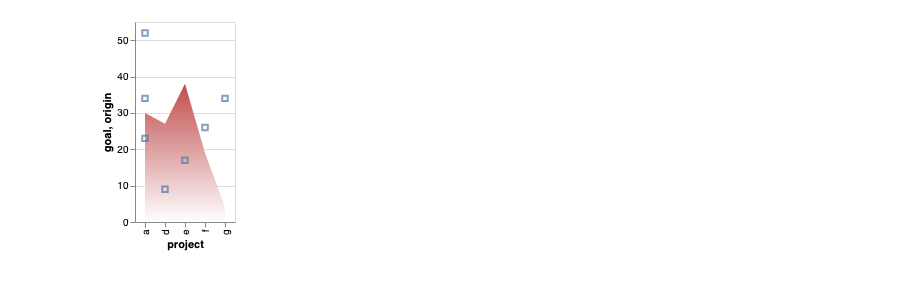
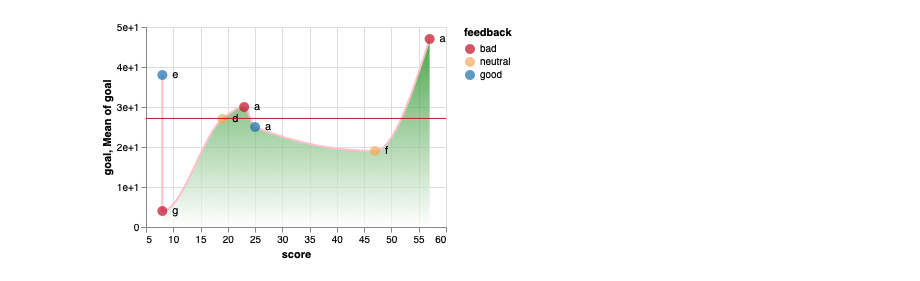
Before and after one commit to jupyter-xeus/xvega, a Jupyter notebook: demo.ipynb, the cells around one changed output. Cells and saved outputs as stored; diff of their text form; code cells hidden in the pictures.

Commit message:
Complete Marks and Encodings

```diff
--- a/demo.ipynb
+++ b/demo.ipynb
@@ -5,4 +7,7 @@ dataFrame df;
 df["project"] = {"a", "a", "a", "d", "e", "f", "g"};
 df["score"]= {25, 57, 23, 19, 8, 47, 8};
 df["goal"] = {25, 47, 30, 27, 38, 19, 4};
-df["origin"] = {34, 23, 52, 9, 17, 26, 34};
+df["origin"] = {34, 23, 35, 21, 17, 26, 34};
+df["country"] = {"India", "France", "France", "Germany", "India", "Germany", "France"};
+df["feedback"] = {"good", "bad", "bad", "neutral", "good", "neutral", "bad"};
+df["url"] = {"https://www.google.com/search?q=India", "https://www.google.com/search?q=France", "https://www.google.com/search?q=France", "https://www.google.com/search?q=Germany", "https://www.google.com/search?q=India", "https://www.google.com/search?q=Germany", "https://www.google.com/search?q=France"};
@@ -25,5 +14,45 @@ auto mp = Marks().type("point").shape("square");
-# %%
-auto fig = xv::Chart().data(df).marks({ml, mp}).encodings({enc, enc_2});
-fig
-# %% [output]
-[figure, removed]
+# %%
+auto ax = Axis().format(std::string(".1"));
+
+auto x_enc = X().field("score").type("quantitative");
+auto y_enc = Y().field("goal").type("quantitative").axis(ax);
+
+auto s = {"bad", "neutral", "good"};
+auto c = {"#c30d24", "#f8a95c", "#1770ab"};
+auto scale_option = Scale().domain(s).range(c);
+
+auto color_enc = Color().field("feedback").type("nominal").scale(scale_option);
+auto row_enc = Row().field("feedback").type("nominal");
+auto size_enc = Size().field("origin").type("quantitative");
+
+auto tooltip_enc_1 = Tooltip().field("origin").type("quantitative");
+auto tooltip_enc_2 = Tooltip().field("country").type("nominal");
+auto t = {tooltip_enc_1, tooltip_enc_2};
+
+auto text_enc = Text().field("project").type("nominal");
+
+auto rule_enc = Y().field("goal").type("quantitative").aggregate("mean");
+
+auto href_enc = Href().field("url").type("nominal");
+
+auto enc = Encodings().x(x_enc).y(y_enc).color(color_enc).tooltip(t).href(href_enc);
+auto enc_2 = Encodings().text(text_enc).x(x_enc).y(y_enc);
+auto enc_3 = Encodings().y(rule_enc);
+auto enc_4 = Encodings().x(x_enc).y(y_enc);
+
+auto stop_1 = GradientStop().color("white").offset(0);
+auto stop_2 = GradientStop().color("green").offset(1);
+auto grad = LinearGradient().stops({stop_1, stop_2}).x1(1).y1(1);
+
+nl::json lineProp;
+lineProp["color"] = "pink";
+
+auto mc = Marks().type("circle").size(100);
+auto mt = Marks().type("text").align("left").baseline("middle").dx(10);
+auto mr = Marks().type("rule").color("firebrick");
+auto ma = Marks().type("area").line(lineProp).color(grad).interpolate("monotone");
+
+auto fig = Chart().data(df).marks({ma, mc, mt, mr}).encodings({enc_4, enc, enc_2, enc_3}).width(300);
+fig
+# %% [output]
+[figure, added]
```
Also changed, not shown: parts of 2 cells of this notebook, 51 other files.
